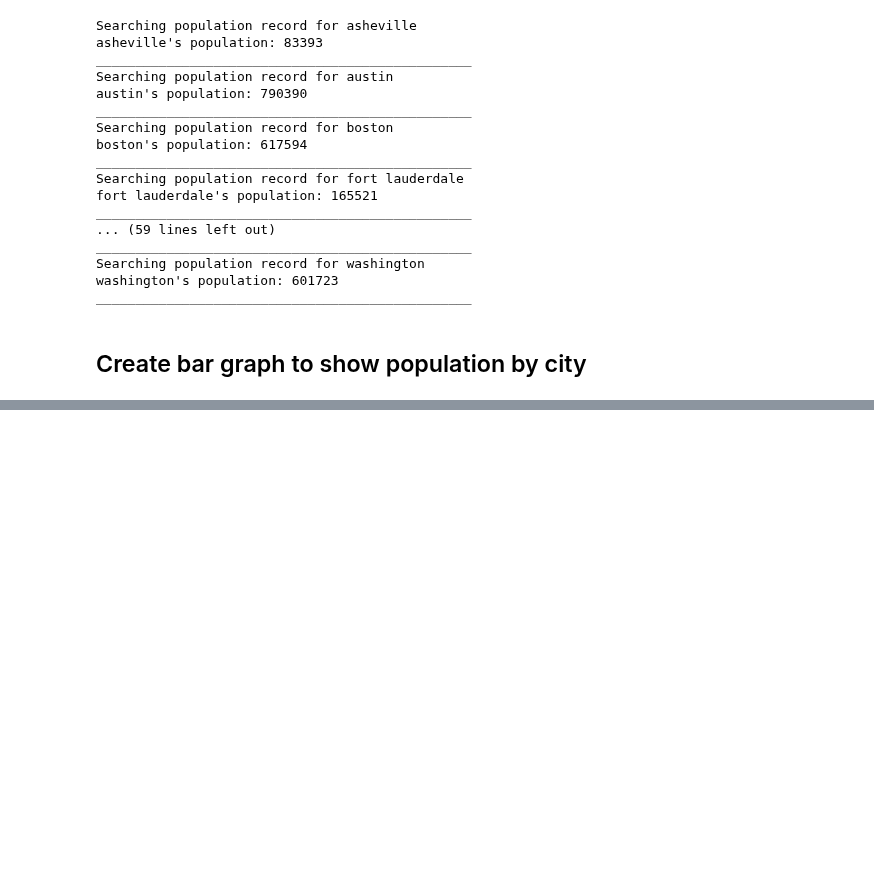
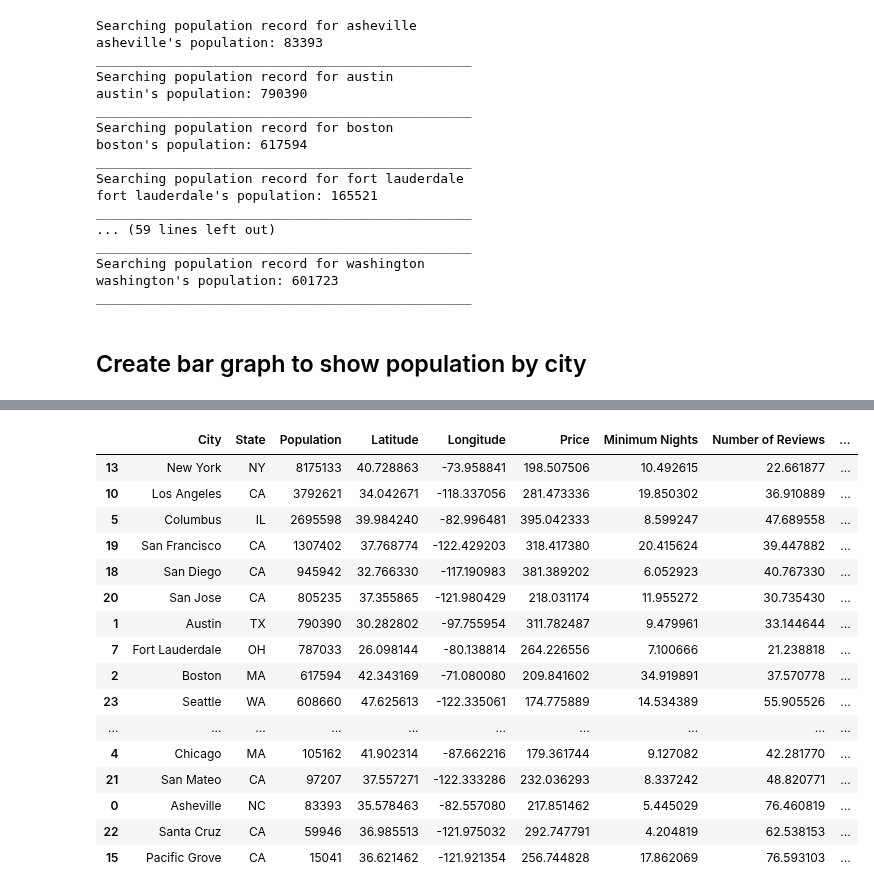
Before and after one commit to marieprosper77/Project1_Diplodocus-_Team, a Jupyter notebook: airbnb-starter.ipynb, the cells around one changed output, grey strips where cells are left out. Cells and saved outputs as stored; diff of their text form; code cells hidden in the pictures; blank space fills up the shorter version.

```diff
--- a/airbnb-starter.ipynb
+++ b/airbnb-starter.ipynb
@@ -140,0 +117,21 @@ plt.show()
+# %%
+#abnb_df.groupby('City').count()
+sorted_by_pop
+# %% [output]
+|  | City | State | Population | Latitude | Longitude | Price | Minimum Nights | Number of Reviews | ... |
+| 13 | New York | NY | 8175133 | 40.728863 | -73.958841 | 198.507506 | 10.492615 | 22.661877 | ... |
+| 10 | Los Angeles | CA | 3792621 | 34.042671 | -118.337056 | 281.473336 | 19.850302 | 36.910889 | ... |
+| 5 | Columbus | IL | 2695598 | 39.984240 | -82.996481 | 395.042333 | 8.599247 | 47.689558 | ... |
+| 19 | San Francisco | CA | 1307402 | 37.768774 | -122.429203 | 318.417380 | 20.415624 | 39.447882 | ... |
+| 18 | San Diego | CA | 945942 | 32.766330 | -117.190983 | 381.389202 | 6.052923 | 40.767330 | ... |
+| 20 | San Jose | CA | 805235 | 37.355865 | -121.980429 | 218.031174 | 11.955272 | 30.735430 | ... |
+| 1 | Austin | TX | 790390 | 30.282802 | -97.755954 | 311.782487 | 9.479961 | 33.144644 | ... |
+| 7 | Fort Lauderdale | OH | 787033 | 26.098144 | -80.138814 | 264.226556 | 7.100666 | 21.238818 | ... |
+| 2 | Boston | MA | 617594 | 42.343169 | -71.080080 | 209.841602 | 34.919891 | 37.570778 | ... |
+| 23 | Seattle | WA | 608660 | 47.625613 | -122.335061 | 174.775889 | 14.534389 | 55.905526 | ... |
+| ... | ... | ... | ... | ... | ... | ... | ... | ... | ... |
+| 4 | Chicago | MA | 105162 | 41.902314 | -87.662216 | 179.361744 | 9.127082 | 42.281770 | ... |
+| 21 | San Mateo | CA | 97207 | 37.557271 | -122.333286 | 232.036293 | 8.337242 | 48.820771 | ... |
+| 0 | Asheville | NC | 83393 | 35.578463 | -82.557080 | 217.851462 | 5.445029 | 76.460819 | ... |
+| 22 | Santa Cruz | CA | 59946 | 36.985513 | -121.975032 | 292.747791 | 4.204819 | 62.538153 | ... |
+| 15 | Pacific Grove | CA | 15041 | 36.621462 | -121.921354 | 256.744828 | 17.862069 | 76.593103 | ... |
```
Also changed, not shown: parts of 2 cells of this notebook.
